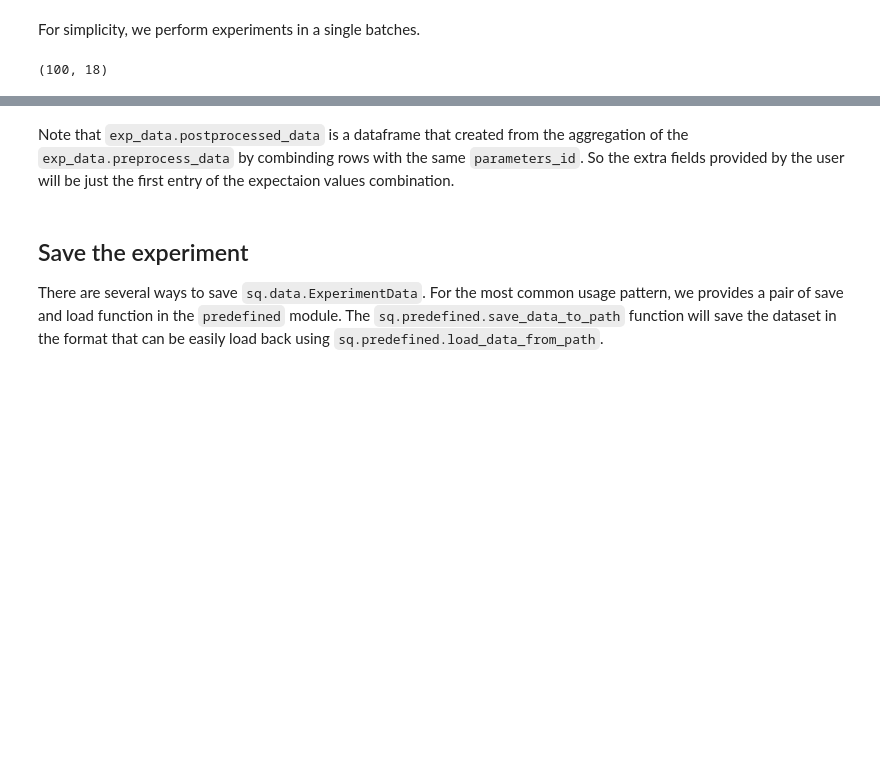
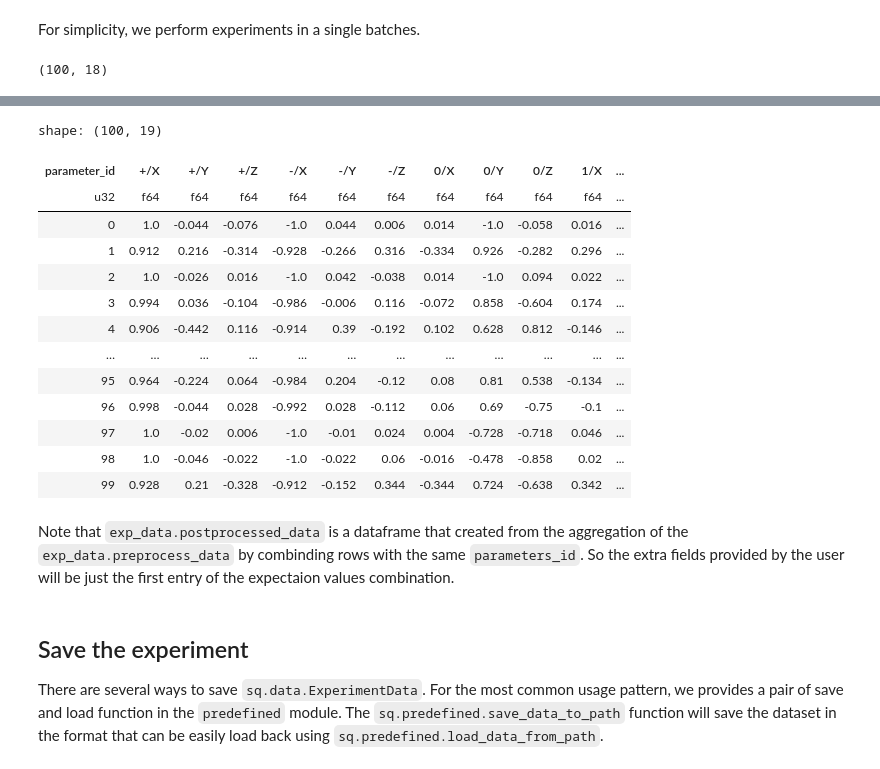
Before and after one commit to PorametPat/inspeqtor, a Jupyter notebook: docs/tutorials/tutorial_0001_dataset.ipynb, the cells around one changed output, grey strips where cells are left out. Cells and saved outputs as stored; diff of their text form; code cells hidden in the pictures; blank space fills up the shorter version.

```diff
--- a/docs/tutorials/tutorial_0001_dataset.ipynb
+++ b/docs/tutorials/tutorial_0001_dataset.ipynb
@@ -231,6 +226,7 @@ It is important to note that, `inspeqtor` provide its functionality as functions
 # %% [markdown]
 With the quantum device ready to use, we proceed with experimental data collection. To handle performing experiment in at once, in batch, or a single experiment at a time, we model each control parameter as a single row of the `pd.DataFrame` table (you can think of it as a sql table as well). Here we provide `sq.data.make_row` to enforce the schema. Let us see it in action by consider the experiment with initial state $|+\rangle$ and measure in $\hat{X}$ basis.
 # %%
-exp = sq.constant.default_expectation_values_order[0]
+expectation_value_order = sq.data.get_complete_expectation_values(1)
+exp = expectation_value_order[0]
 exp
 # %% [output]
@@ -295,8 +262,9 @@ control_params.shape
 # %% [markdown]
 For simplicity, we perform experiments in a single batches.
 # %%
-key, subkey = jax.random.split(key)
-expectation_values = quantum_device(subkey, control_params)
+device_key = jax.random.key(1)
+# Perform experiment locally
+expectation_values = quantum_device(device_key, params)
 expectation_values.shape
 # %% [output]
 (100, 18)
@@ -305,18 +277,18 @@ Next, we store the experimetal data using `sq.data.make_row` in the intermediate
 # %%
-rows = []
-for sample_idx in range(config.sample_size):
+param_df = pl.DataFrame(
+    jax.tree.map(lambda x: np.array(x), flatten_dict(params_dict, sep="/"))
+).with_row_index("parameter_id")
 
-    for exp_idx, exp in enumerate(sq.constant.default_expectation_values_order):
-        row = sq.data.make_row(
-            expectation_value=float(expectation_values[sample_idx, exp_idx]),
-            initial_state=exp.initial_state,
-            observable=exp.observable,
-            parameters_list=control_params_list[sample_idx],
-            parameters_id=sample_idx,
-            custom_id=f'{sample_idx}/{exp_idx}'
-        )
+obs_df = pl.DataFrame(
+    jax.tree.map(
+        lambda x: np.array(x),
+        flatten_dict(
+            sq.utils.dictorization(
+                expectation_values.T, sq.utils.default_expectation_values_order
+            ),
+            sep="/",
+        ),
+    )
+).with_row_index("parameter_id")
 
-        rows.append(row)
-
-df = pd.DataFrame(rows)
-df
+exp_data = sq.data.ExperimentalData(config, param_df, obs_df)
@@ -339,5 +294,0 @@ Finally, we can store our data using `sq.data.ExperimentData`!
-# %%
-exp_data = sq.data.ExperimentData(
-    experiment_config=config,
-    preprocess_data=df
-)
@@ -360,3 +312,20 @@ exp_data.postprocessed_data
+# %%
+exp_data.observed_dataframe
+# %% [output]
+shape: (100, 19)
+| parameter_id | +/X | +/Y | +/Z | -/X | -/Y | -/Z | 0/X | 0/Y | 0/Z | 1/X | ... |
+| u32 | f64 | f64 | f64 | f64 | f64 | f64 | f64 | f64 | f64 | f64 | ... |
+| 0 | 1.0 | -0.044 | -0.076 | -1.0 | 0.044 | 0.006 | 0.014 | -1.0 | -0.058 | 0.016 | ... |
+| 1 | 0.912 | 0.216 | -0.314 | -0.928 | -0.266 | 0.316 | -0.334 | 0.926 | -0.282 | 0.296 | ... |
+| 2 | 1.0 | -0.026 | 0.016 | -1.0 | 0.042 | -0.038 | 0.014 | -1.0 | 0.094 | 0.022 | ... |
+| 3 | 0.994 | 0.036 | -0.104 | -0.986 | -0.006 | 0.116 | -0.072 | 0.858 | -0.604 | 0.174 | ... |
+| 4 | 0.906 | -0.442 | 0.116 | -0.914 | 0.39 | -0.192 | 0.102 | 0.628 | 0.812 | -0.146 | ... |
+| … | … | … | … | … | … | … | … | … | … | … | ... |
+| 95 | 0.964 | -0.224 | 0.064 | -0.984 | 0.204 | -0.12 | 0.08 | 0.81 | 0.538 | -0.134 | ... |
+| 96 | 0.998 | -0.044 | 0.028 | -0.992 | 0.028 | -0.112 | 0.06 | 0.69 | -0.75 | -0.1 | ... |
+| 97 | 1.0 | -0.02 | 0.006 | -1.0 | -0.01 | 0.024 | 0.004 | -0.728 | -0.718 | 0.046 | ... |
+| 98 | 1.0 | -0.046 | -0.022 | -1.0 | -0.022 | 0.06 | -0.016 | -0.478 | -0.858 | 0.02 | ... |
+| 99 | 0.928 | 0.21 | -0.328 | -0.912 | -0.152 | 0.344 | -0.344 | 0.724 | -0.638 | 0.342 | ... |
 # %% [markdown]
 Note that `exp_data.postprocessed_data` is a dataframe that created from the aggregation of the `exp_data.preprocess_data` by combinding rows with the same `parameters_id`. So the extra fields provided by the user will be just the first entry of the expectaion values combination.
 # %% [markdown]
```
Also changed, not shown: parts of 31 cells of this notebook, 45 other files.
